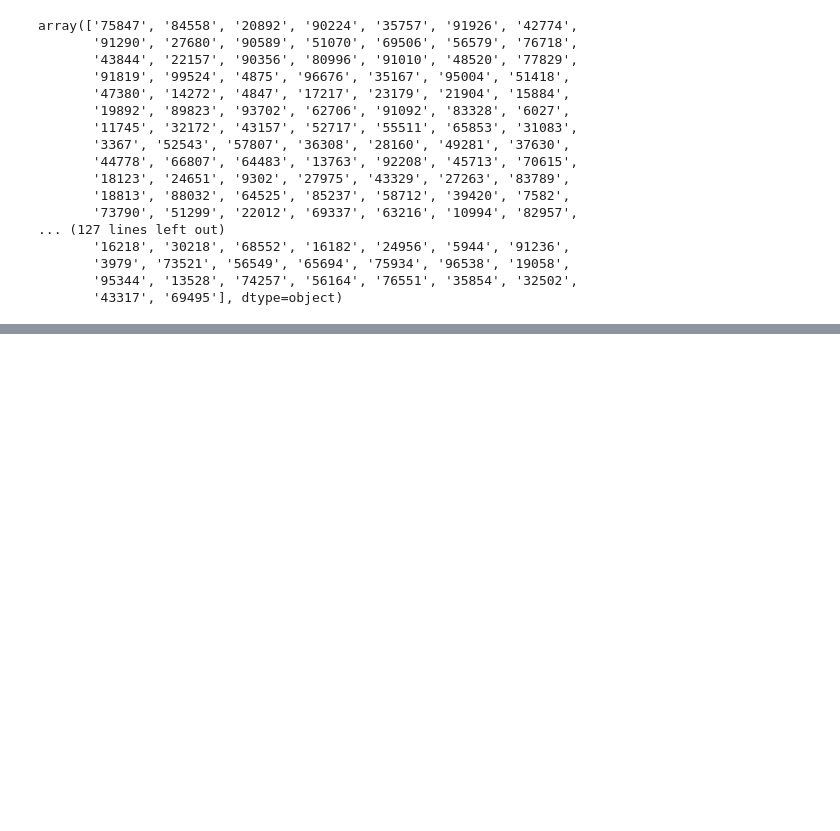
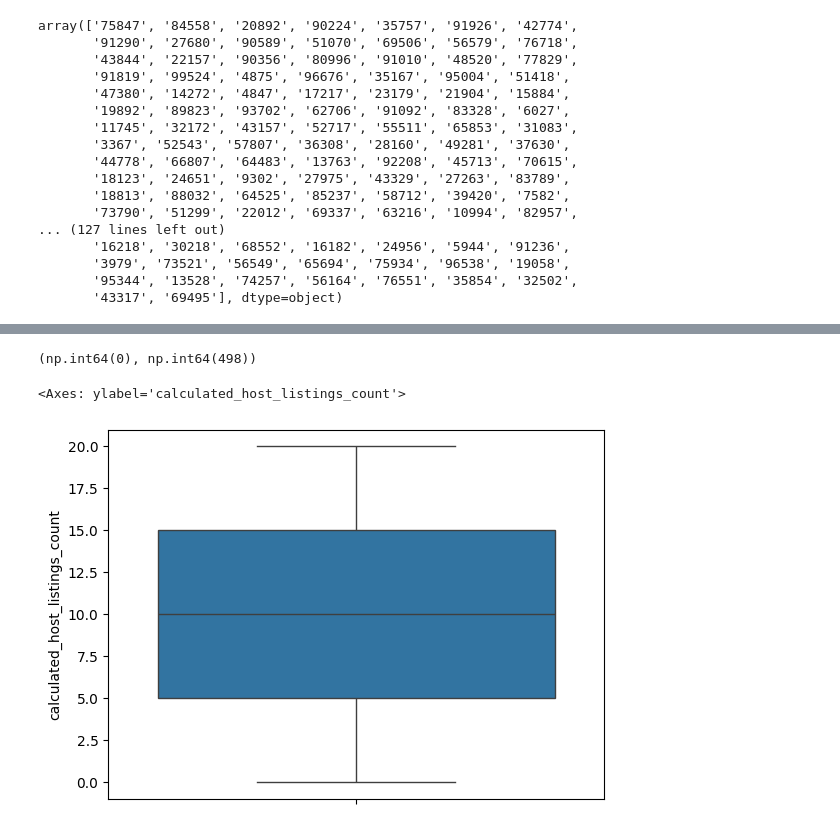
Before and after one commit to malik-tanveer/SMIT-Assigment, a Jupyter notebook: assigment_aibnb/assigment_airbnd_dataset.ipynb, the cells around one changed output, grey strips where cells are left out. Cells and saved outputs as stored; diff of their text form; code cells hidden in the pictures; blank space fills up the shorter version.

```diff
--- a/assigment_aibnb/assigment_airbnd_dataset.ipynb
+++ b/assigment_aibnb/assigment_airbnd_dataset.ipynb
@@ -119,2 +296,2 @@ data.last_review = data.last_review.fillna(data.last_review.mode()[0])
 # %%
-data.reviews_per_month = data.reviews_per_month.fillna(data.reviews_per_month.mode()[0])
+data.drop_duplicates(inplace=True)
@@ -132,6 +297,0 @@ Name: calculated_host_listings_count, dtype: object
-# %%
-data.calculated_host_listings_count = data.calculated_host_listings_count.fillna(data.calculated_host_listings_count.mode()[0])
-# %%
-data.calculated_host_listings_count.replace("lksjlsa","", inplace=True)
-# %%
-data.calculated_host_listings_count.replace("haha","", inplace=True)
@@ -162,0 +340,4 @@ dtype: int64
+# %%
+data.availability_365.min(),data.availability_365.max()
+# %% [output]
+(np.int64(0), np.int64(498))
@@ -162,0 +346,5 @@ dtype: int64
+# %%
+sbrn.boxplot(data.calculated_host_listings_count)
+# %% [output]
+<Axes: ylabel='calculated_host_listings_count'>
+[figure, added]
```
Also changed, not shown: parts of 44 cells of this notebook, 1 other file.
